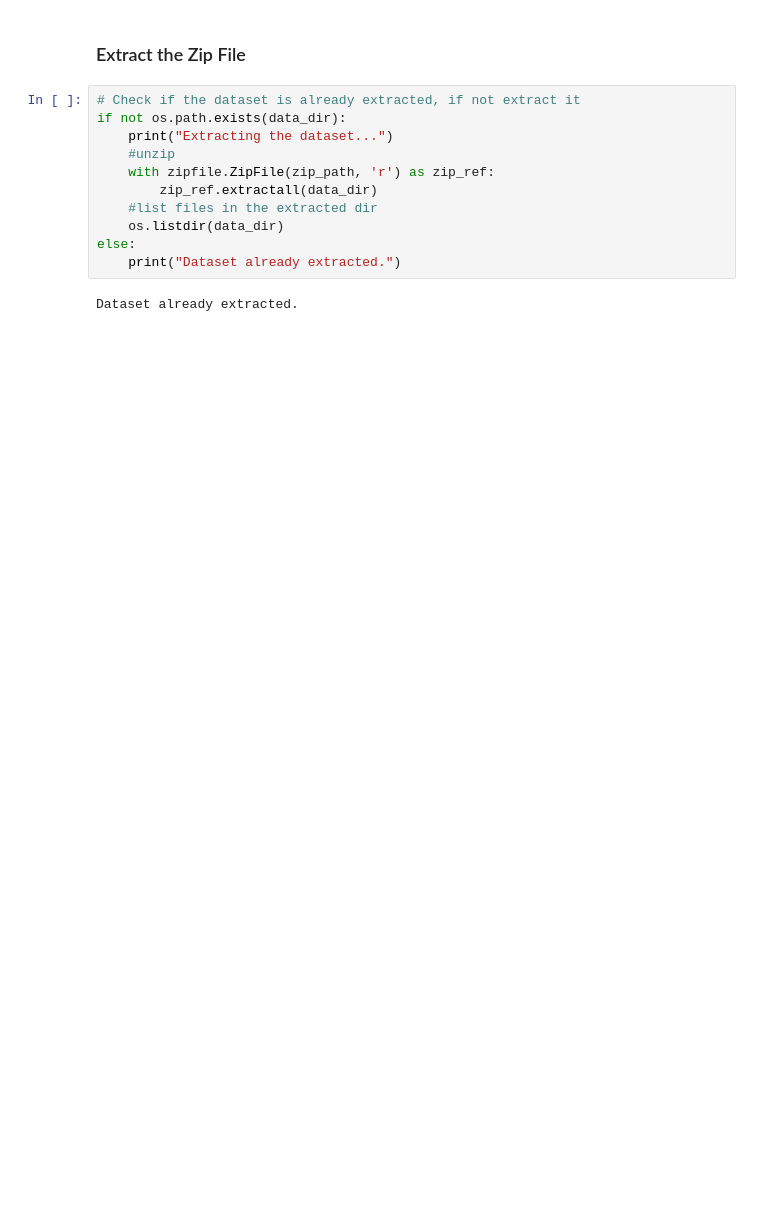
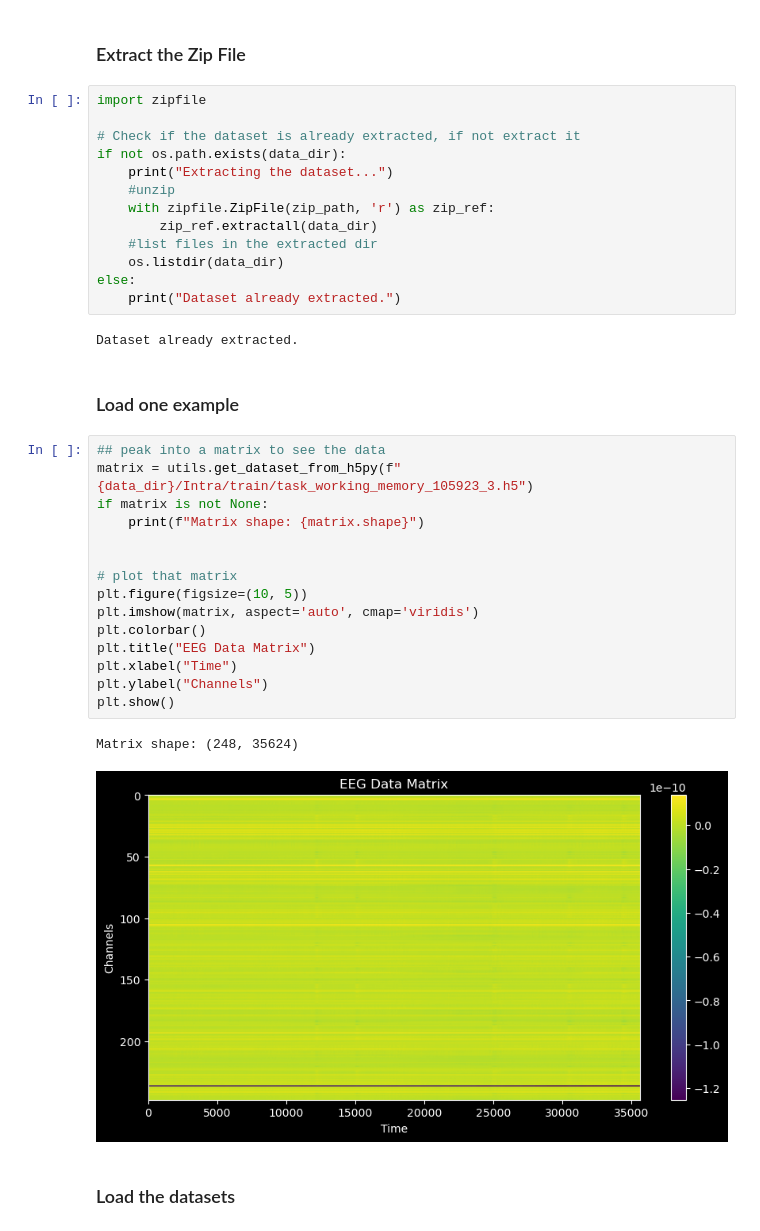
Before and after one commit to BarGinger/Deep_Learning_MEG, a Jupyter notebook: notebook.ipynb, the cells around one changed output. Cells and saved outputs as stored; diff of their text form; blank space fills up the shorter version.

```diff
--- a/notebook.ipynb
+++ b/notebook.ipynb
@@ -97,6 +112,8 @@ True
 # %% [markdown]
 ### Extract the Zip File
 # %%
+import zipfile
+
 # Check if the dataset is already extracted, if not extract it
 if not os.path.exists(data_dir):
     print("Extracting the dataset...")
@@ -109,3 +126,25 @@ else:
     print("Dataset already extracted.")
 # %% [output]
 Dataset already extracted.
+# %% [markdown]
+### Load one example
+# %%
+## peak into a matrix to see the data
+matrix = utils.get_dataset_from_h5py(f"{data_dir}/Intra/train/task_working_memory_105923_3.h5")
+if matrix is not None:
+    print(f"Matrix shape: {matrix.shape}")
+
+
+# plot that matrix
+plt.figure(figsize=(10, 5))
+plt.imshow(matrix, aspect='auto', cmap='viridis')
+plt.colorbar()
+plt.title("EEG Data Matrix")
+plt.xlabel("Time")
+plt.ylabel("Channels")
+plt.show()
+# %% [output]
+Matrix shape: (248, 35624)
+[figure, added]
+# %% [markdown]
+### Load the datasets
```
Also changed, not shown: parts of 25 cells of this notebook, 7 other files.
